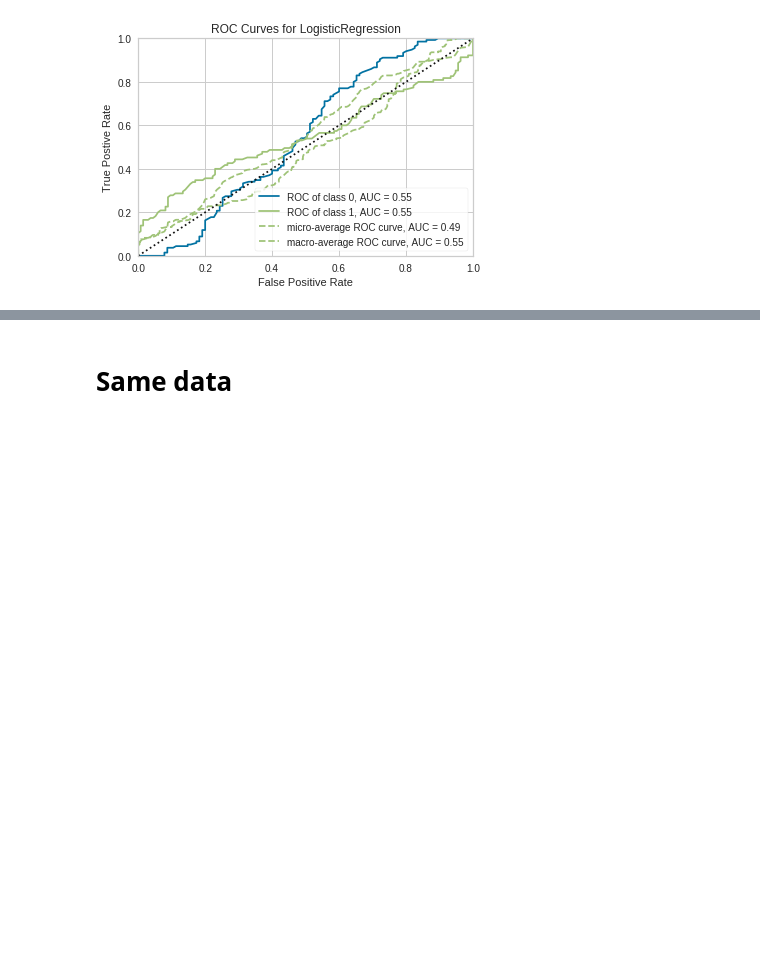
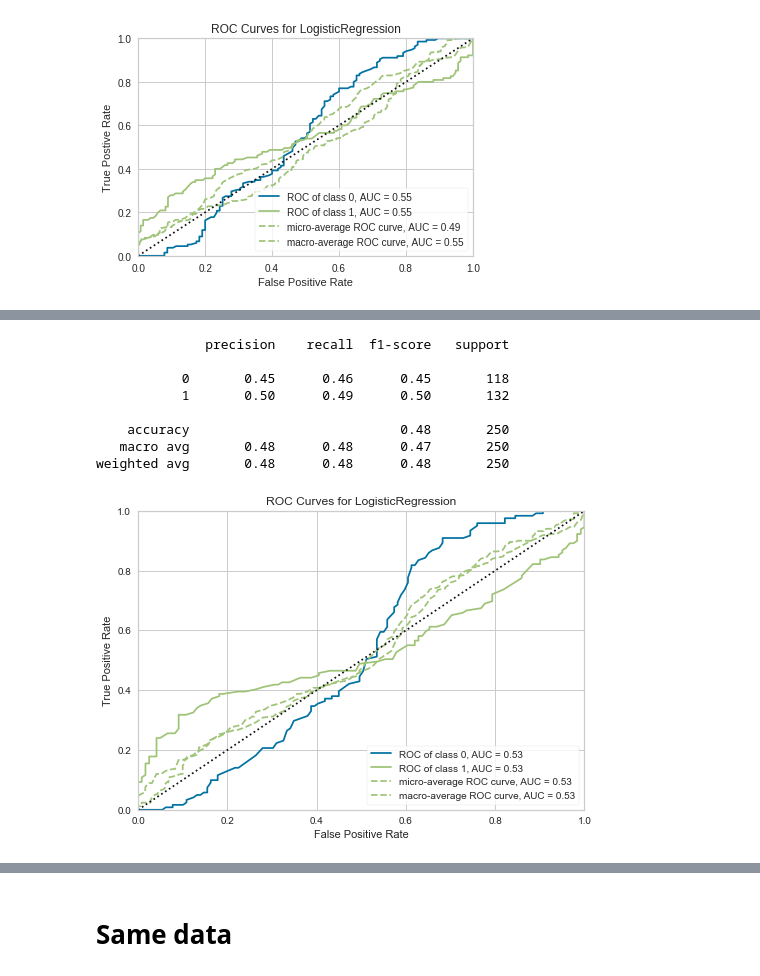
Before and after one commit to EricSchles/drifter_ml, a Jupyter notebook: experiments/simple_example.ipynb, the cells around one changed output, grey strips where cells are left out. Cells and saved outputs as stored; diff of their text form; code cells hidden in the pictures; blank space fills up the shorter version.

```diff
--- a/experiments/simple_example.ipynb
+++ b/experiments/simple_example.ipynb
@@ -60,3 +85,60 @@ weighted avg       0.61      0.48      0.51       250
+# %%
+from sklearn.datasets import make_gaussian_quantiles
+from sklearn.linear_model import LogisticRegression
+from sklearn.metrics import classification_report
+from sklearn.model_selection import train_test_split
+from yellowbrick.classifier import ROCAUC
+import matplotlib.pyplot as plt
+
+X_one, y_one = make_gaussian_quantiles(
+    mean=[0, 0, 0, 0, 0], cov=1.0,
+    n_samples=1000,
+    n_features=5,
+    n_classes=2,
+    shuffle=True,
+    random_state=0
+)
+
+X_two, y_two = make_gaussian_quantiles(
+    mean=[1000, 1000, 1000, 1000, 1000],
+    cov=1.0,
+    n_samples=1000,
+    n_features=5,
+    n_classes=2,
+    shuffle=True,
+    random_state=100
+)
+
+X_train, X_test, y_train, y_test = train_test_split(
+    X_one, y_one, test_size=0.5
+)
+X_test, X_val, y_test, y_val = train_test_split(
+    X_test, y_test, test_size=0.5
+)
+clf = LogisticRegression(
+    C=1e-15, penalty="l2",
+    solver="lbfgs", max_iter=100
+)
+clf.fit(X_train, y_train)
+y_pred = clf.predict(X_test)
+print(classification_report(y_pred, y_test))
+
+visualizer = ROCAUC(clf, classes=[0, 1])
+
+visualizer.fit(X_train, y_train)        # Fit the training data to the visualizer
+visualizer.score(X_test, y_test)        # Evaluate the model on the test data
+visualizer.show()
+plt.show()
+# %% [output]
+              precision    recall  f1-score   support
+
+           0       0.45      0.46      0.45       118
+           1       0.50      0.49      0.50       132
+
+    accuracy                           0.48       250
+   macro avg       0.48      0.48      0.47       250
+weighted avg       0.48      0.48      0.48       250
+[figure, added]
 # %%
 # Retrain
 surrogate_clf = LogisticRegression(**clf.get_params())
```
Also changed, not shown: parts of 2 cells of this notebook.
